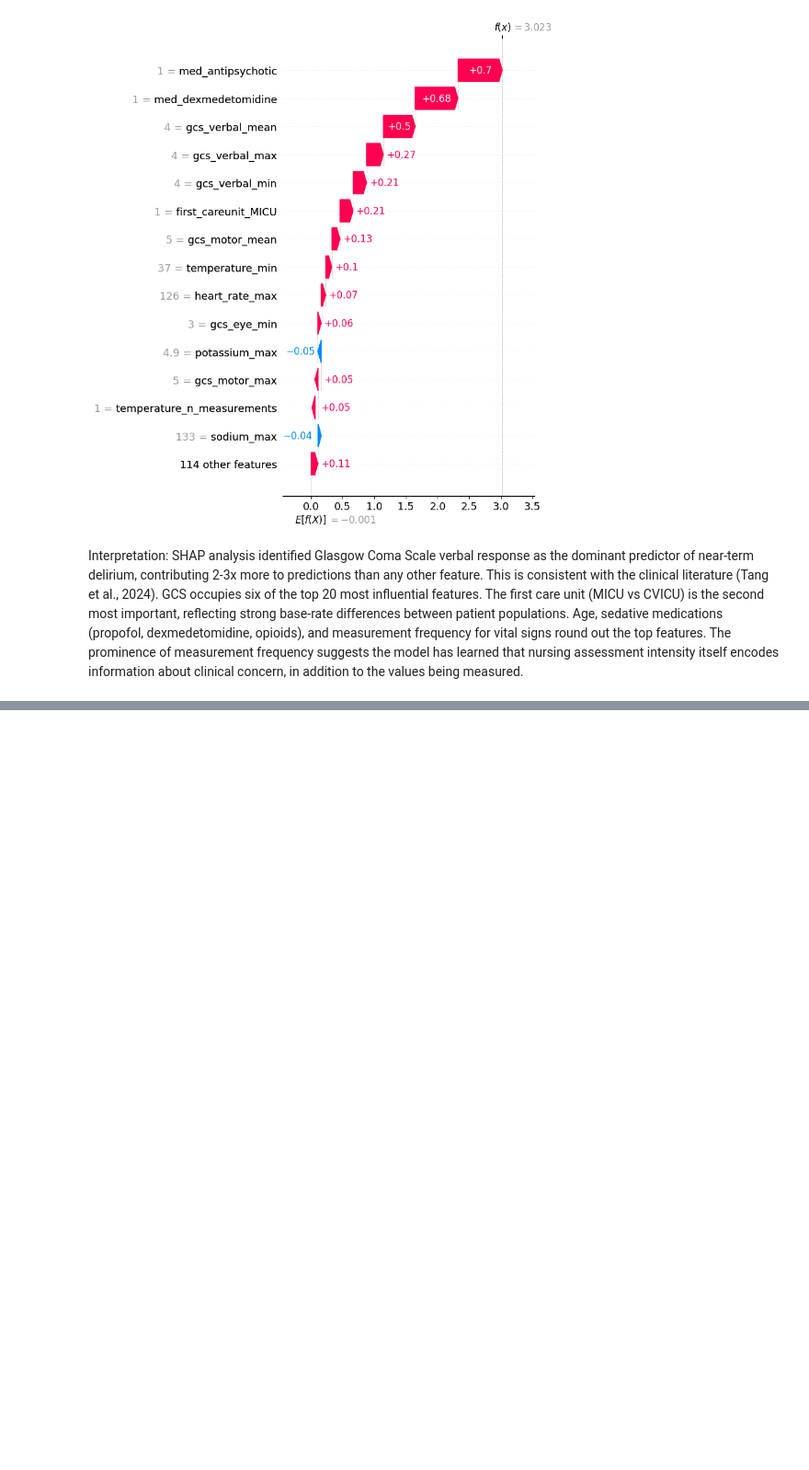
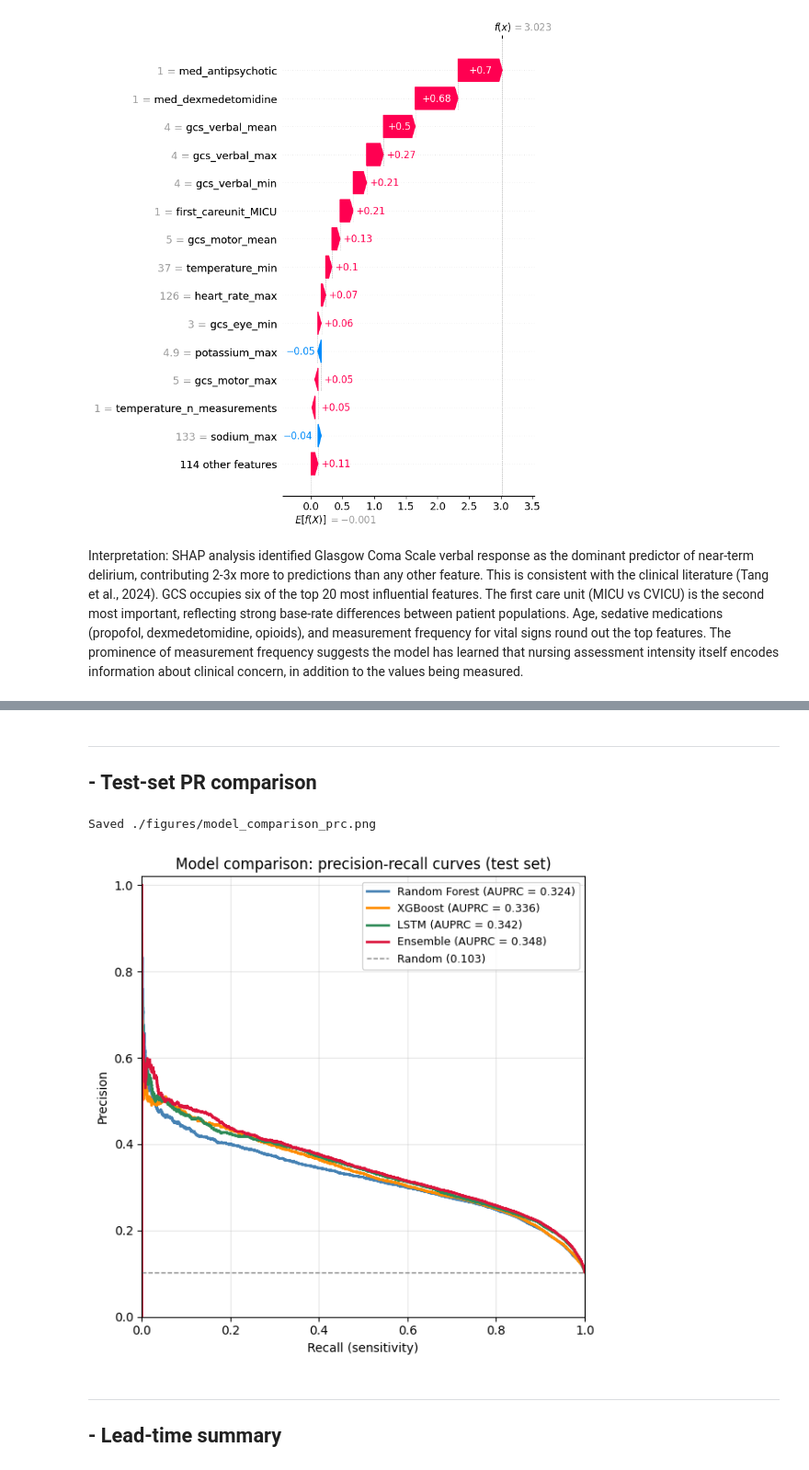
Before and after one commit to Hadyalt/AI_In_Healthcare_Capstone_Project, a Jupyter notebook: main.ipynb, the cells around one changed output, grey strips where cells are left out. Shown at 92% size. Cells and saved outputs as stored; diff of their text form; code cells hidden in the pictures; blank space fills up the shorter version.

```diff
--- a/main.ipynb
+++ b/main.ipynb
@@ -4263,0 +4415,60 @@ Interpretation: SHAP analysis identified Glasgow Coma Scale verbal response as t
+# %% [markdown]
+---
+## - Test-set PR comparison
+# %%
+import matplotlib.pyplot as plt
+from sklearn.metrics import precision_recall_curve, average_precision_score
+
+y_test_cmp = test_preds["delirium_next_12h"].values
+
+models = {
+    "Random Forest": "rf",
+    "XGBoost": "xgb",
+    "LSTM": "lstm",
+    "Ensemble": "ensemble",
+}
+colors = {
+    "Random Forest": "steelblue",
+    "XGBoost": "darkorange",
+    "LSTM": "seagreen",
+    "Ensemble": "crimson",
+}
+
+fig, ax = plt.subplots(figsize=(6, 6))
+
+for name, col in models.items():
+    proba = test_preds[col].values
+    precision, recall, _ = precision_recall_curve(y_test_cmp, proba)
+    auprc = average_precision_score(y_test_cmp, proba)
+    ax.plot(
+        recall,
+        precision,
+        color=colors[name],
+        linewidth=2,
+        label=f"{name} (AUPRC = {auprc:.3f})",
+    )
+
+baseline = (y_test_cmp == 1).mean()
+ax.axhline(
+    baseline,
+    color="gray",
+    linestyle="--",
+    linewidth=1,
+    label=f"Random ({baseline:.3f})",
+)
+ax.set_xlabel("Recall (sensitivity)")
+ax.set_ylabel("Precision")
+ax.set_title("Model comparison: precision-recall curves (test set)")
+ax.set_xlim(0, 1)
+ax.set_ylim(0, 1.02)
+ax.grid(alpha=0.3)
+ax.legend(loc="upper right", fontsize=9)
+plt.tight_layout()
+save_fig("model_comparison_prc")
+plt.show()
+# %% [output]
+Saved ./figures/model_comparison_prc.png
+[figure, added]
+# %% [markdown]
+---
+## - Lead-time summary
```
Also changed, not shown: parts of 28 cells of this notebook, 19 other files.
